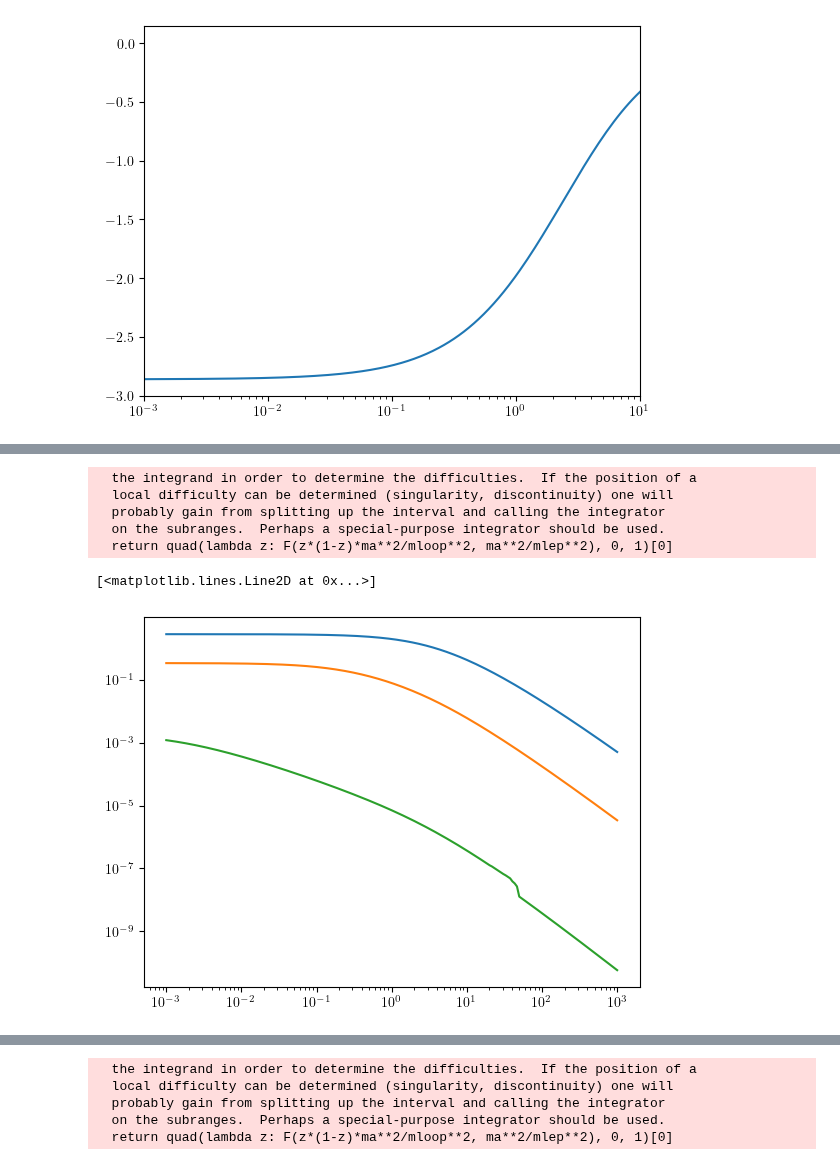
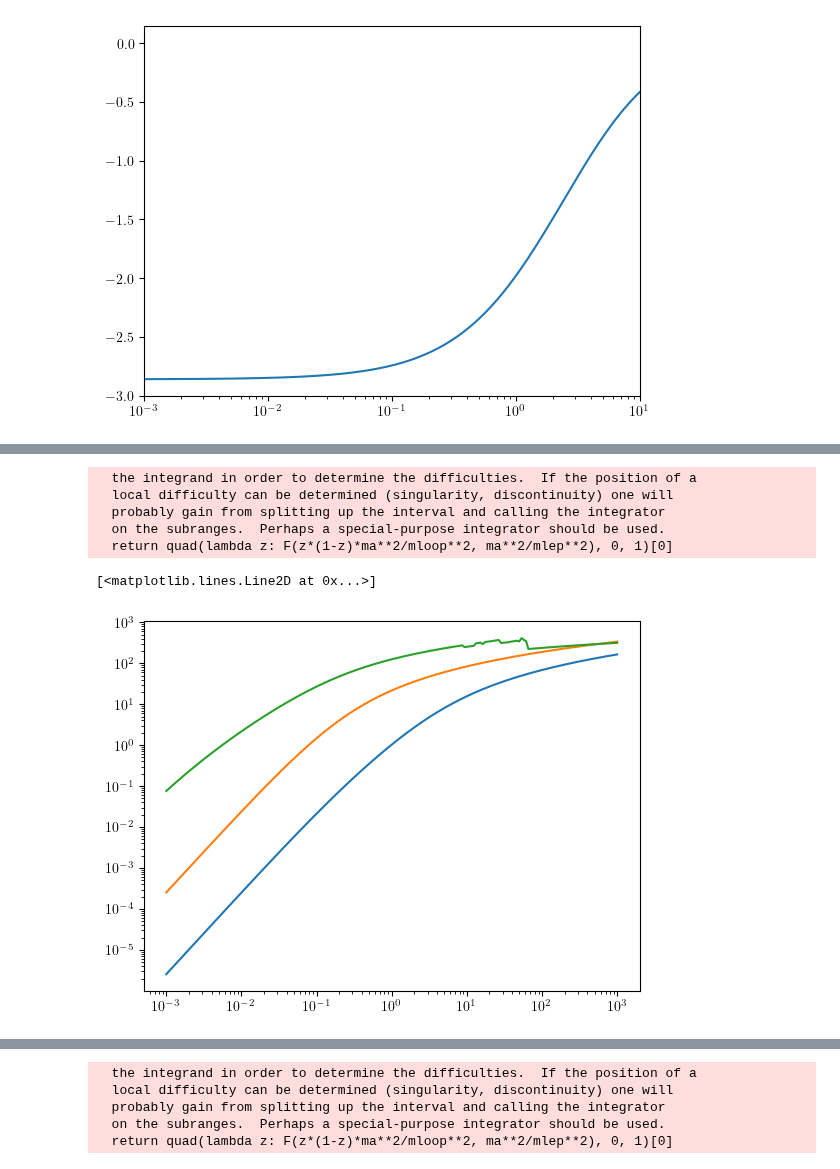
Before and after one commit to Jorge-Alda/tauALPs, a Jupyter notebook: PseudoScalar/g2/g2tau_ALP.ipynb, the cells around one changed output, grey strips where cells are left out. Drawn from its saved outputs; the diff is of its cells as text; code cells hidden in the pictures.

```diff
--- a/PseudoScalar/g2/g2tau_ALP.ipynb
+++ b/PseudoScalar/g2/g2tau_ALP.ipynb
@@ -87,12 +114,12 @@ plt.xlim([0.001, 10])
 # %%
-plt.loglog(ma, [-intF(m, mlep[2], mlep[2]) for m in ma])
-plt.loglog(ma, [-intF(m, mlep[2], mlep[1]) for m in ma])
-plt.loglog(ma, [-intF(m, mlep[2], mlep[0]) for m in ma])
+plt.loglog(ma, [-intF(m, mlep[1], mlep[2])/mlep[2]**2*m**2 for m in ma])
+plt.loglog(ma, [-intF(m, mlep[1], mlep[1])/mlep[1]**2*m**2 for m in ma])
+plt.loglog(ma, [-intF(m, mlep[1], mlep[0])/mlep[0]**2*m**2 for m in ma])
 # %% [output]
   the integrand in order to determine the difficulties.  If the position of a
   local difficulty can be determined (singularity, discontinuity) one will
   probably gain from splitting up the interval and calling the integrator
   on the subranges.  Perhaps a special-purpose integrator should be used.
   return quad(lambda z: F(z*(1-z)*ma**2/mloop**2, ma**2/mlep**2), 0, 1)[0]
 [<matplotlib.lines.Line2D at 0x...>]
-[figure, old version]
+[figure, new version]
```
Also changed, not shown: parts of 96 cells of this notebook, 30 other files.
